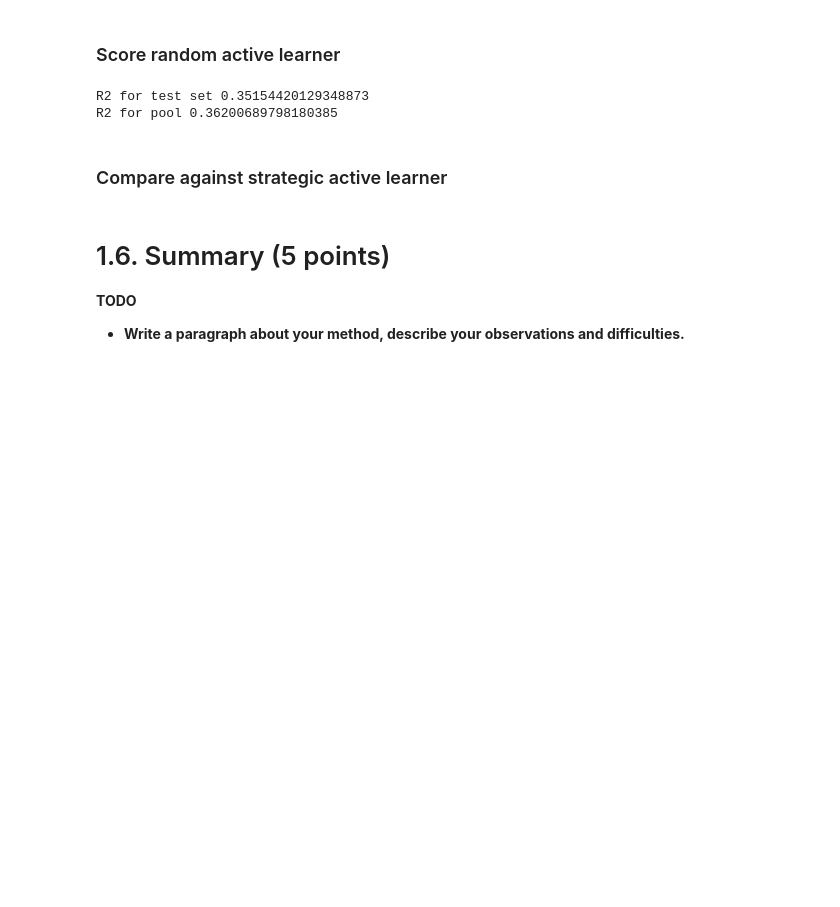
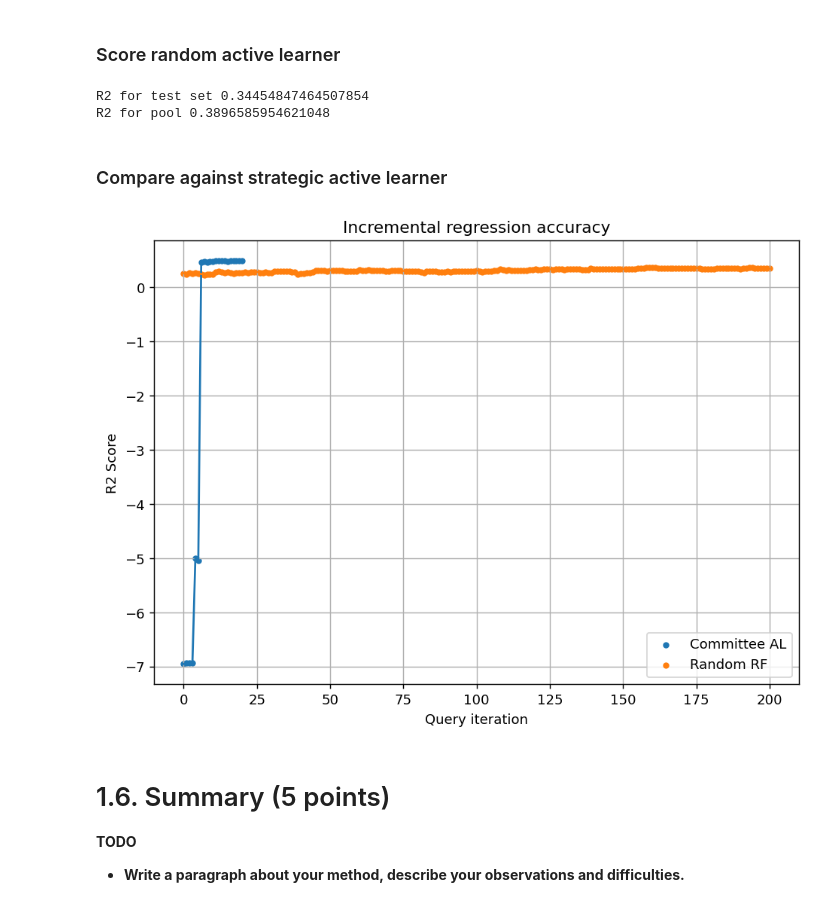
Before and after one commit to ryanquinnnelson/CMU-02750-Peptide-Design-using-Bayesian-Optimization, a Jupyter notebook: HW3q1_ryann.ipynb, the cells around one changed output. Saved outputs shown, nothing was run; the diff lists cells and outputs as text; code cells hidden in the pictures; blank space fills up the shorter version.

Commit message:
Added function to score model along the way. Set up active learner for Q1 using grid search results

```diff
--- a/HW3q1_ryann.ipynb
+++ b/HW3q1_ryann.ipynb
@@ -244,8 +202,12 @@ def run_active_learner_regression(learner, X_pool, y_pool, X_test, y_test, n_que
 X_pool_comm = copy.deepcopy(X_train)
 y_pool_comm = copy.deepcopy(y_train)
 
-###TODO
+# build active learner
+kernel = RBF(length_scale=0.5,length_scale_bounds=(1e-2, 1e3))
+n_learner = 10
+n_initial = 80
+committee = al.build_committee(kernel, n_learner, n_initial, X_pool_comm, y_pool_comm, seed)
 
-# # perform active learning
-# n_queries = 200
-# history_comm = run_active_learner_regression(committee, X_pool_comm, y_pool_comm, X_test, y_test, n_queries)
+# perform active learning
+n_queries = 400
+history_comm = al.run_and_score_active_learner_regression(committee, X_pool_comm, y_pool_comm, X_test, y_test, n_queries)
@@ -313,5 +270,5 @@ regressor = ActiveLearner(
 
 # run learner
 n_queries = 200
-history_rand = run_active_learner_regression(regressor, X_pool_rand, y_pool_rand, X_test, y_test, n_queries)
+history_rand = al.run_and_score_active_learner_regression(regressor, X_pool_rand, y_pool_rand, X_test, y_test, n_queries)
 # %% [output]
@@ -321,37 +278,39 @@ Wall time: 7.64 s
 ### Score random active learner
 # %%
 # score the final model
-y_pred_rand = regressor.predict(X_test, return_std=False)
-r2=r2_score(y_test,y_pred_rand)
+
+r2=al.score_regression_model(regressor, X_test,y_test)
 print("R2 for test set",r2)
 
 # compare against R2 of the remaining pool
-y_pred_rand_pool = regressor.predict(X_pool_rand, return_std=False)
-r2_pool = r2_score(y_pool_rand, y_pred_rand_pool)
+r2_pool=al.score_regression_model(regressor, X_pool_rand,y_pool_rand)
 print("R2 for pool",r2_pool)
 # %% [output]
-R2 for test set 0.35154420129348873
-R2 for pool 0.36200689798180385
+R2 for test set 0.34454847464507854
+R2 for pool 0.3896585954621048
 # %% [markdown]
 ### Compare against strategic active learner
 # %%
-# # compare the two results
-# fig, ax = plt.subplots(figsize=(8.5, 6), dpi=130)
+# compare the two results
+fig, ax = plt.subplots(figsize=(8.5, 6), dpi=130)
 
-# ax.plot(history_comm)
-# ax.scatter(range(len(history_comm)), history_comm, s=13, label = 'Committee AL')
+ax.plot(history_comm)
+ax.scatter(range(len(history_comm)), history_comm, s=13, label = 'Committee AL')
 
-# ax.plot(history_rand)
-# ax.scatter(range(len(history_rand)), history_rand, s=13, label = 'Random RF')
+ax.plot(history_rand)
+ax.scatter(range(len(history_rand)), history_rand, s=13, label = 'Random RF')
 
-# ax.grid(True)
+ax.grid(True)
 
-# ax.set_title('Incremental regression accuracy')
-# ax.set_xlabel('Query iteration')
-# ax.set_ylabel('R2 Score')
+ax.set_title('Incremental regression accuracy')
+ax.set_xlabel('Query iteration')
+ax.set_ylabel('R2 Score')
+# axes.set_ylim([0,1])
 
-# ax.legend()
-# plt.show()
+ax.legend()
+plt.show()
+# %% [output]
+[figure, added]
 # %% [markdown]
 # 1.6. Summary (5 points)
 **TODO**
```
Also changed, not shown: parts of 8 cells of this notebook, 1 other file.
